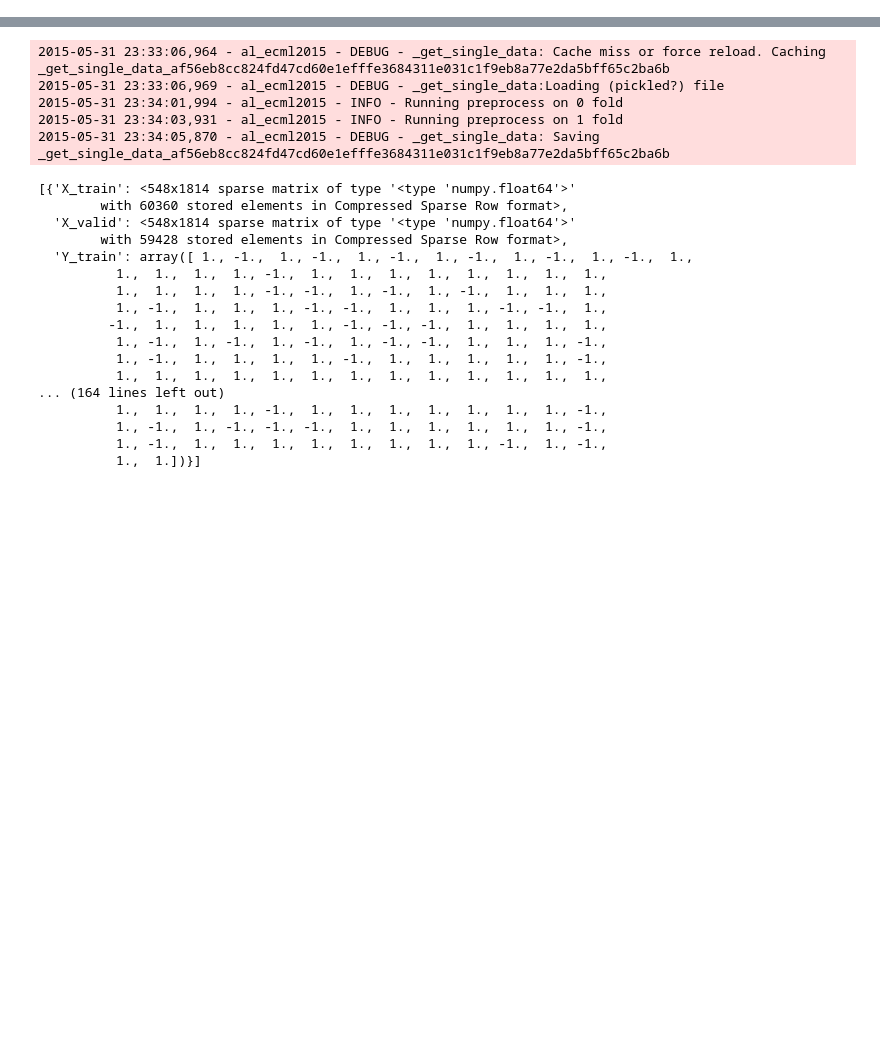
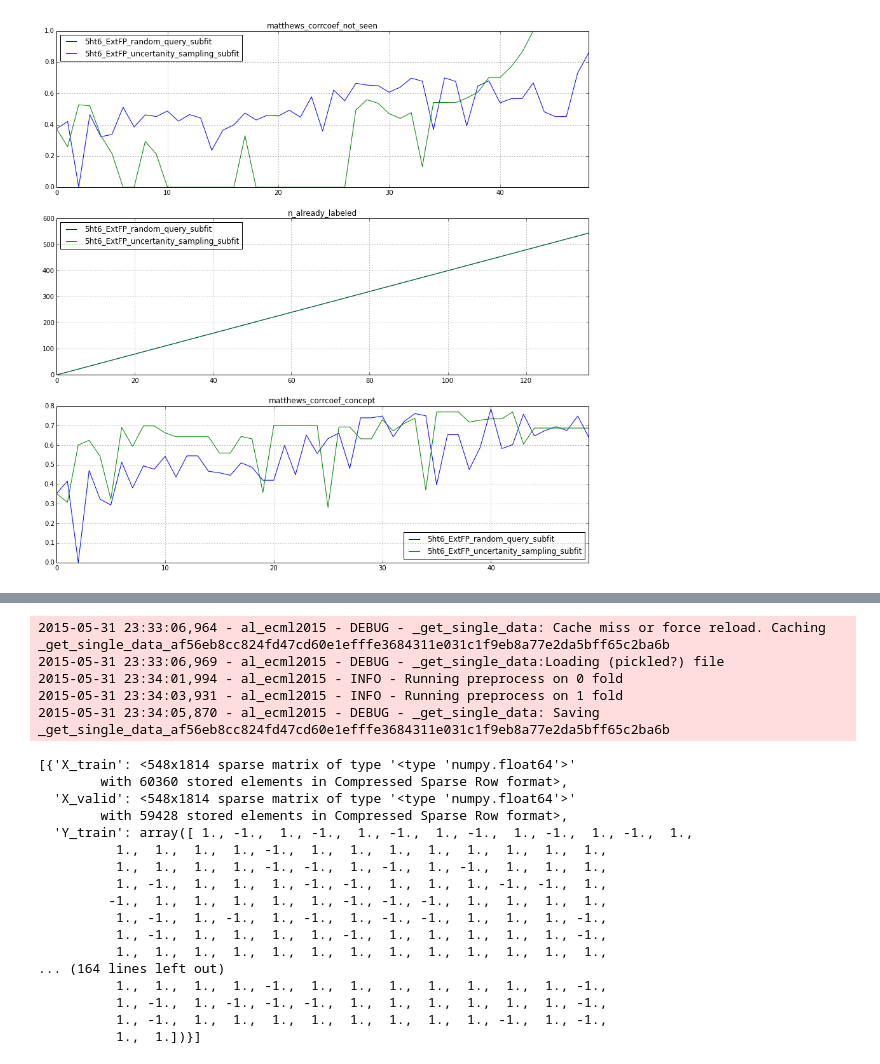
Before and after one commit to gmum/mlls2015, a Jupyter notebook: notebooks/staszek_sketchbook.ipynb, the cells around one changed output, grey strips where cells are left out. Saved outputs shown, nothing was run; the diff lists cells and outputs as text; code cells hidden in the pictures; blank space fills up the shorter version.

```diff
--- a/notebooks/staszek_sketchbook.ipynb
+++ b/notebooks/staszek_sketchbook.ipynb
@@ -29,0 +27,5 @@ from get_data import *
+# %%
+%matplotlib inline
+plot_monitors([grid_results_uncert.experiments[0], grid_results.experiments[0]])
+# %% [output]
+[figure, added]
```
Also changed, not shown: parts of 3 cells of this notebook, 5 other files.
